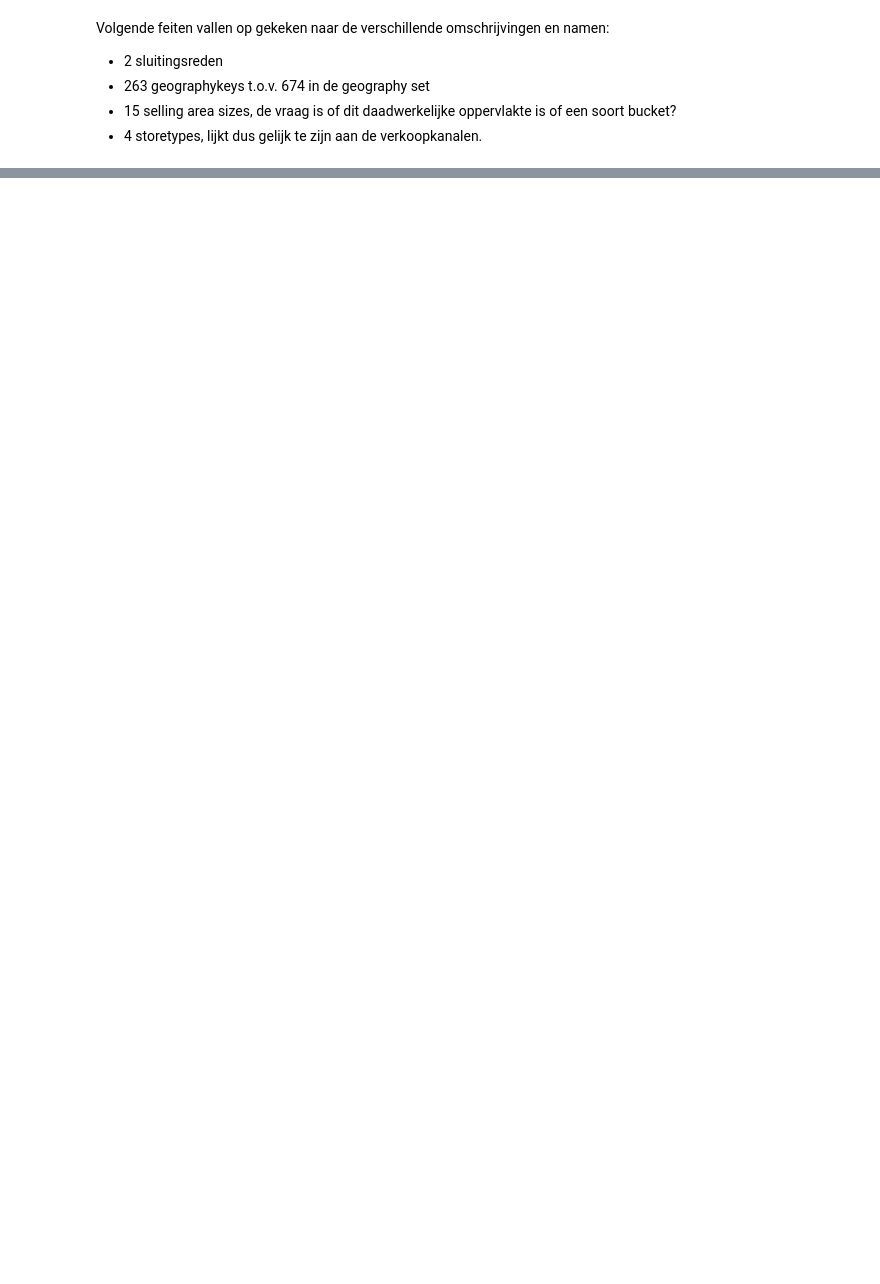
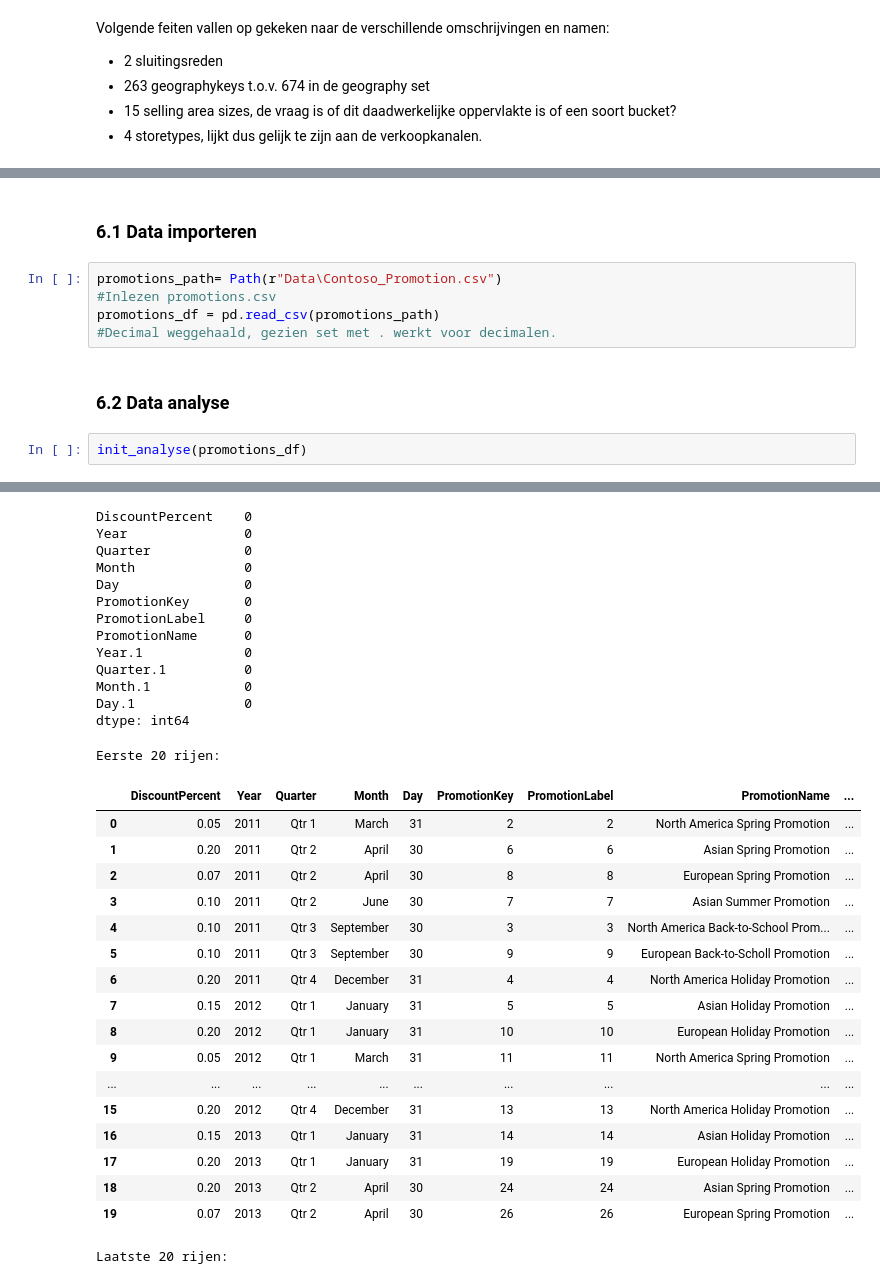
Before and after one commit to Jcpvanbers/Datasets-minor, a Jupyter notebook: Data analyse Contoso.ipynb, the cells around one changed output, grey strips where cells are left out. Saved outputs shown, nothing was run; the diff lists cells and outputs as text; blank space fills up the shorter version.

Commit message:
Data analyse compleet vóór cleaning

```diff
--- a/Data analyse Contoso.ipynb
+++ b/Data analyse Contoso.ipynb
@@ -996,0 +465,12 @@ Wellicht interessant om in kaart te brengen of er locaties/regio's zijn waar vee
+# %% [markdown]
+### 6.1 Data importeren
+# %%
+promotions_path= Path(r"Data\Contoso_Promotion.csv")
+#Inlezen promotions.csv
+promotions_df = pd.read_csv(promotions_path)
+#Decimal weggehaald, gezien set met . werkt voor decimalen.
+# %% [markdown]
+### 6.2 Data analyse
+# %%
+init_analyse(promotions_df)
+# %% [output]
@@ -996,0 +494,32 @@ Wellicht interessant om in kaart te brengen of er locaties/regio's zijn waar vee
+DiscountPercent    0
+Year               0
+Quarter            0
+Month              0
+Day                0
+PromotionKey       0
+PromotionLabel     0
+PromotionName      0
+Year.1             0
+Quarter.1          0
+Month.1            0
+Day.1              0
+dtype: int64
+Eerste 20 rijen:
+|  | DiscountPercent | Year | Quarter | Month | Day | PromotionKey | PromotionLabel | PromotionName | ... |
+| 0 | 0.05 | 2011 | Qtr 1 | March | 31 | 2 | 2 | North America Spring Promotion | ... |
+| 1 | 0.20 | 2011 | Qtr 2 | April | 30 | 6 | 6 | Asian Spring Promotion | ... |
+| 2 | 0.07 | 2011 | Qtr 2 | April | 30 | 8 | 8 | European Spring Promotion | ... |
+| 3 | 0.10 | 2011 | Qtr 2 | June | 30 | 7 | 7 | Asian Summer Promotion | ... |
+| 4 | 0.10 | 2011 | Qtr 3 | September | 30 | 3 | 3 | North America Back-to-School Prom... | ... |
+| 5 | 0.10 | 2011 | Qtr 3 | September | 30 | 9 | 9 | European Back-to-Scholl Promotion | ... |
+| 6 | 0.20 | 2011 | Qtr 4 | December | 31 | 4 | 4 | North America Holiday Promotion | ... |
+| 7 | 0.15 | 2012 | Qtr 1 | January | 31 | 5 | 5 | Asian Holiday Promotion | ... |
+| 8 | 0.20 | 2012 | Qtr 1 | January | 31 | 10 | 10 | European Holiday Promotion | ... |
+| 9 | 0.05 | 2012 | Qtr 1 | March | 31 | 11 | 11 | North America Spring Promotion | ... |
+| ... | ... | ... | ... | ... | ... | ... | ... | ... | ... |
+| 15 | 0.20 | 2012 | Qtr 4 | December | 31 | 13 | 13 | North America Holiday Promotion | ... |
+| 16 | 0.15 | 2013 | Qtr 1 | January | 31 | 14 | 14 | Asian Holiday Promotion | ... |
+| 17 | 0.20 | 2013 | Qtr 1 | January | 31 | 19 | 19 | European Holiday Promotion | ... |
+| 18 | 0.20 | 2013 | Qtr 2 | April | 30 | 24 | 24 | Asian Spring Promotion | ... |
+| 19 | 0.07 | 2013 | Qtr 2 | April | 30 | 26 | 26 | European Spring Promotion | ... |
+Laatste 20 rijen:
```
Also changed, not shown: parts of 66 cells of this notebook.
